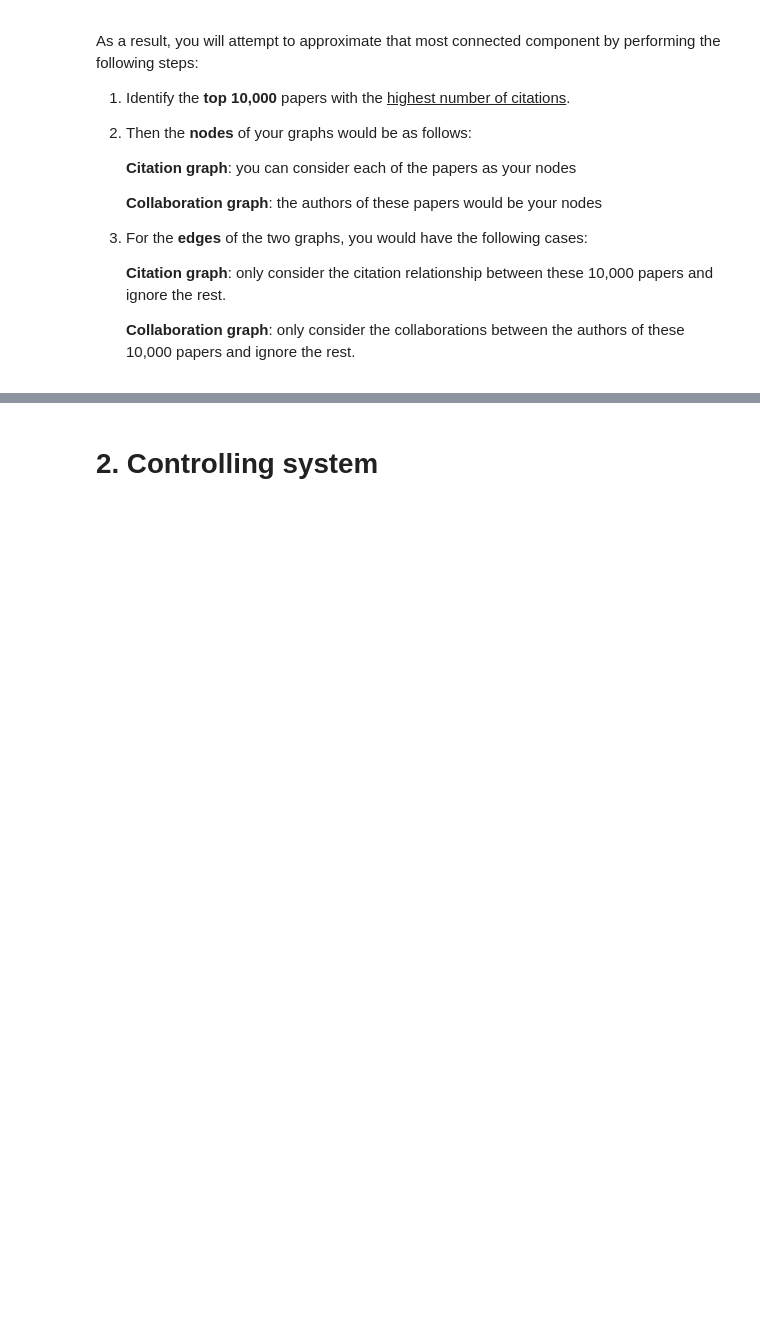
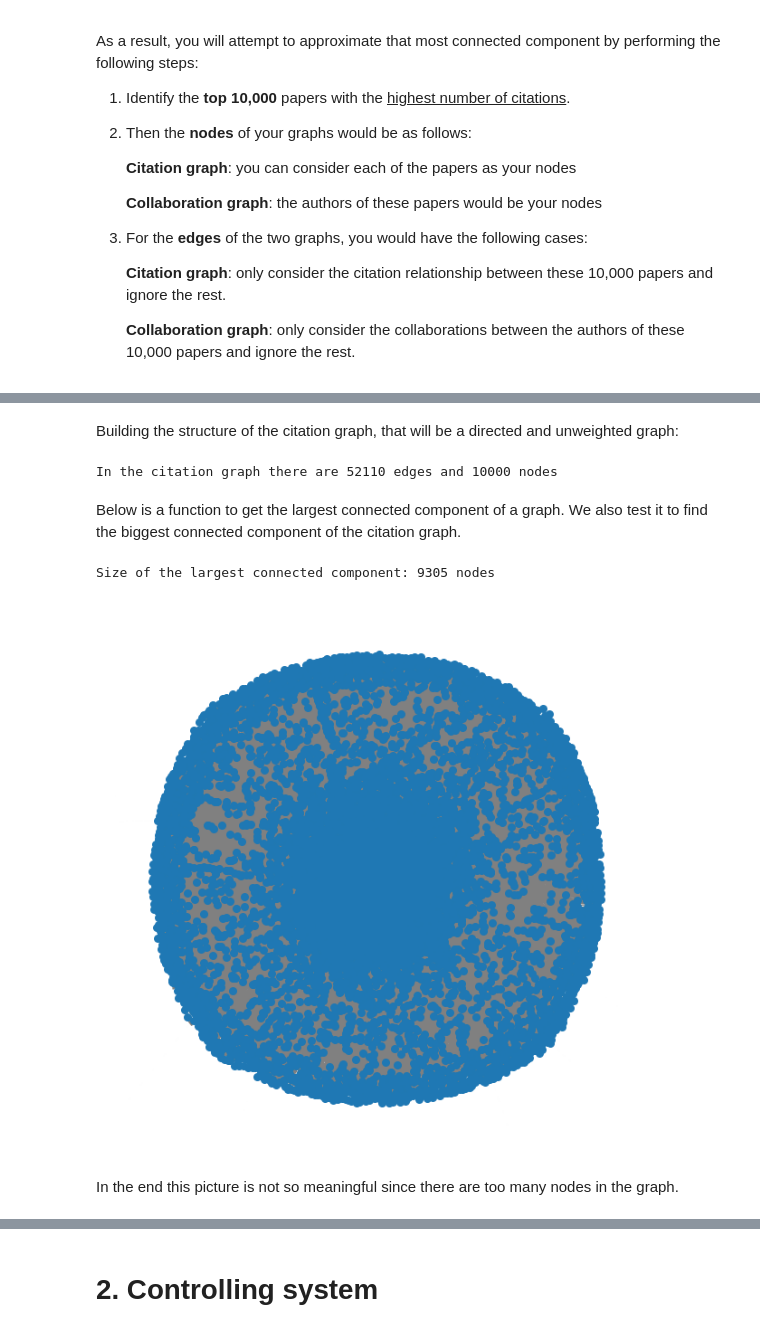
Before and after one commit to LorenzoPannacci/ADM-HW5, a Jupyter notebook: main.ipynb, the cells around one changed output, grey strips where cells are left out. Drawn from its saved outputs; the diff is of its cells as text; code cells hidden in the pictures; blank space fills up the shorter version.

```diff
--- a/main.ipynb
+++ b/main.ipynb
@@ -31,0 +46,5 @@ As a result, you will attempt to approximate that most connected component by pe
+# %%
+# Variable to launch the preprocessing and graph building procedure
+
+# Change to True to launch it
+preprocess_and_build = False
@@ -31,0 +153,65 @@ As a result, you will attempt to approximate that most connected component by pe
+# %%
+if preprocess_and_build == True:
+  df_small['n_citation'] = df_small['n_citation'].astype(int)
+  df_small = df_small.sort_values(by=['n_citation'], ascending=False).nlargest(10000, 'n_citation')
+# %% [markdown]
+Building the structure of the citation graph, that will be a directed and unweighted graph:
+# %%
+if preprocess_and_build == True:
+
+  # Initialize an empty directed graph
+  G_citation = nx.DiGraph()
+
+  # Create a list containing all the edges
+  # each edge wil be a tuple (from, to)
+  references_series = df_small[df_small.references.notna()].references
+  edges_list = []
+  for id, references in references_series.items():
+    # Converting the string to a list, because it is loaded as a string
+    # from the json dataset
+    # references = eval(references)
+    edges_list = edges_list + [(id, ref) for ref in references if ref in df_small.index]
+
+
+  # Adding the node to the graph
+  G_citation.add_nodes_from(df_small.index.values)
+
+  # Adding the edges to the graph
+  G_citation.add_edges_from(edges_list)
+
+  print(f"In the citation graph there are {len(edges_list)} edges and {len(G_citation.nodes)} nodes")
+# %% [output]
+In the citation graph there are 52110 edges and 10000 nodes
+# %% [markdown]
+Below is a function to get the largest connected component of a graph. We also test it to find the biggest connected component of the citation graph.
+# %%
+def biggest_connected_component(G):
+
+  # Get the length of each connected component and print the maximum
+  len_conn_components = [len(c) for c in sorted(nx.connected_components(G.to_undirected()), key=len, reverse=True)]
+  max_len = len_conn_components[0]
+  print(f"Size of the largest connected component: {max_len} nodes")
+
+  # Save the biggest component as a subgraph
+  for c in nx.connected_components(G.to_undirected()):
+    if len(c) == max_len:
+      S = G.subgraph(c).copy()
+      break
+
+  return S
+
+if preprocess_and_build == True:
+  # Get the biggest connected component
+  G_citation_biggest = biggest_connected_component(G_citation)
+# %% [output]
+Size of the largest connected component: 9305 nodes
+# %%
+if preprocess_and_build == True:
+  # Draw the citation graph
+  plt.figure(figsize=(6,6))
+  pos = nx.spring_layout(G_citation)
+  nx.draw(G_citation, pos, with_labels=False, node_size=30,font_size=8, edge_color='gray')
+# %% [output]
+[figure, added]
+# %% [markdown]
+In the end this picture is not so meaningful since there are too many nodes in the graph.
```
Also changed, not shown: parts of 24 cells of this notebook, 2 other files.
